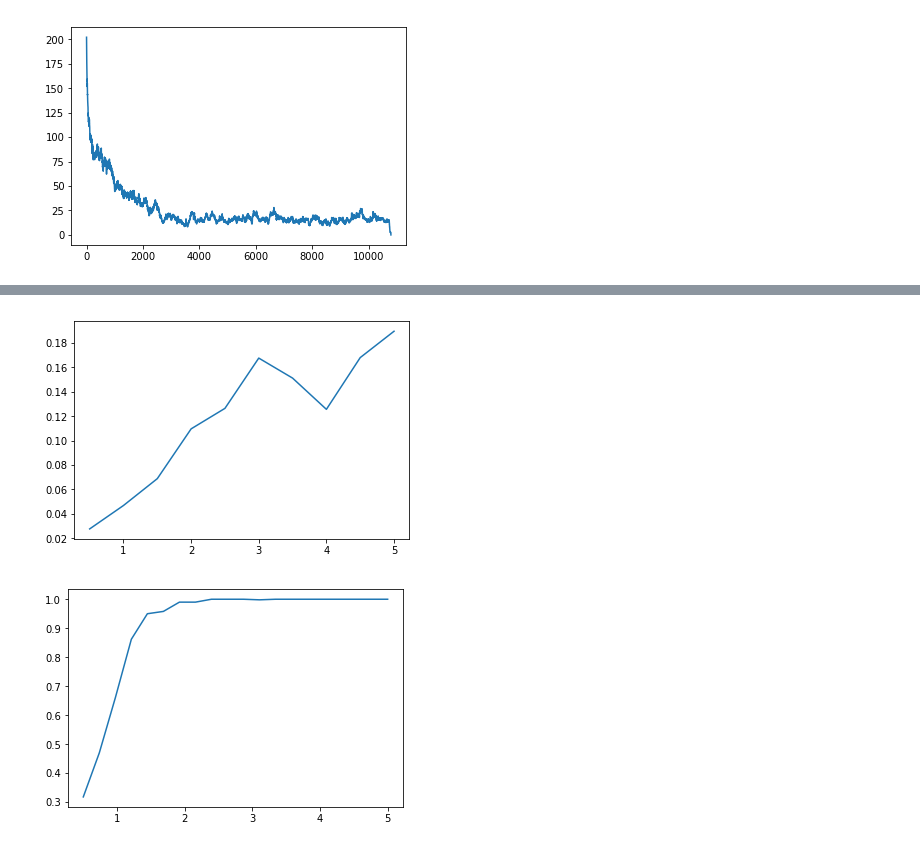
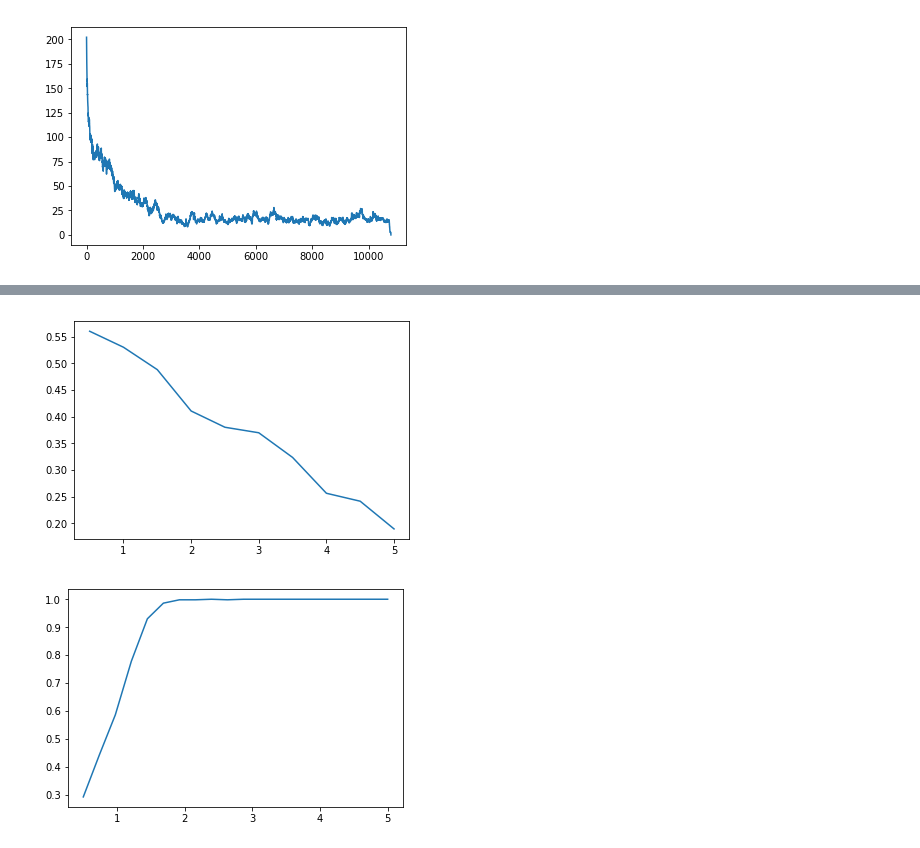
Before and after one commit to Nacho114/ergoticPain, a Jupyter notebook: markov_chain_fastest.ipynb, the cells around one changed output, grey strips where cells are left out. Drawn from its saved outputs; the diff is of its cells as text; code cells hidden in the pictures.

Commit message:
Plots from manual exploration & add comments

```diff
--- a/markov_chain_fastest.ipynb
+++ b/markov_chain_fastest.ipynb
@@ -411,20 +447,20 @@ def metropolis_mult2(nb_runs, N, alpha_list, beta, T):
 # %%
 ################
 
 # Tests for part 2.
 
 # alpha and beta in [0.5, 5], for 'interesting' results as per paper.
-N = 20
-beta = 1
+N = 40
+beta = 0.4
 
 alpha_list = np.linspace(0.5,5,10)
-T = 100
+T = 300
 nb_runs = 50
 part1_2 = metropolis_mult2(nb_runs, N, alpha_list, beta, T)
 
 plt.plot(alpha_list, part1_2);
 # %% [output]
-[figure, old version]
+[figure, new version]
 # %%
 ###
 
@@ -492,7 +528,7 @@ part1_3 = metropolis_mult3(nb_runs, N, alpha_list, beta)
 
 plt.plot(alpha_list, part1_3);
 # %% [output]
-[figure, old version]
+[figure, new version]
 # %%
 ###
 
```
Also changed, not shown: parts of 19 cells of this notebook.
